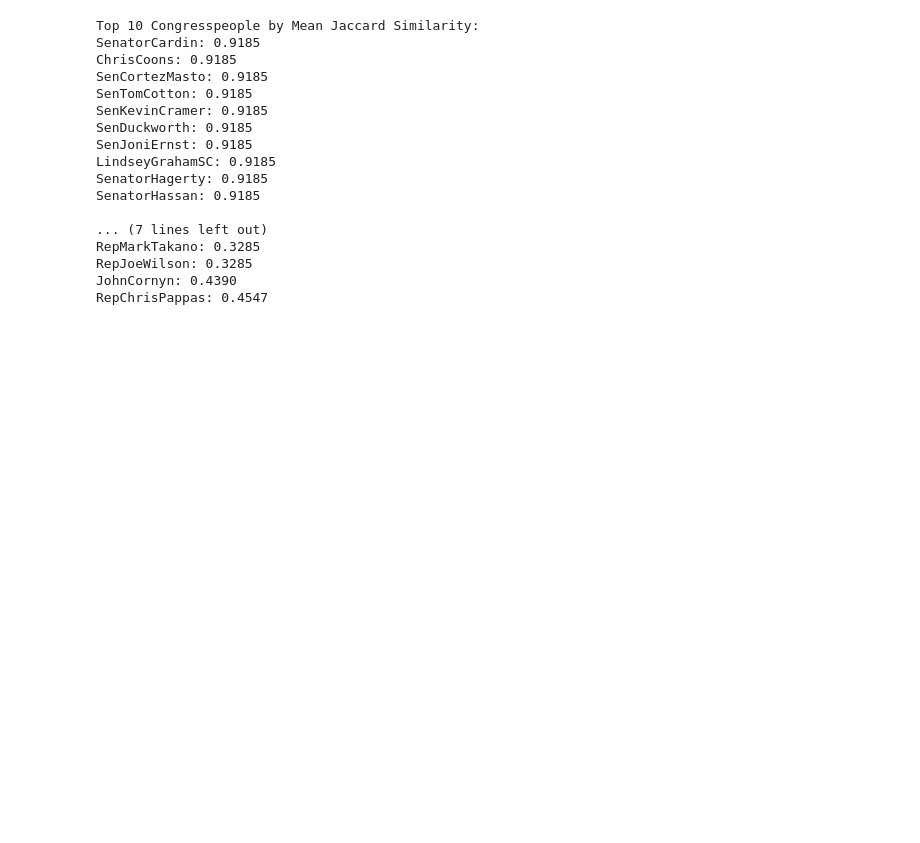
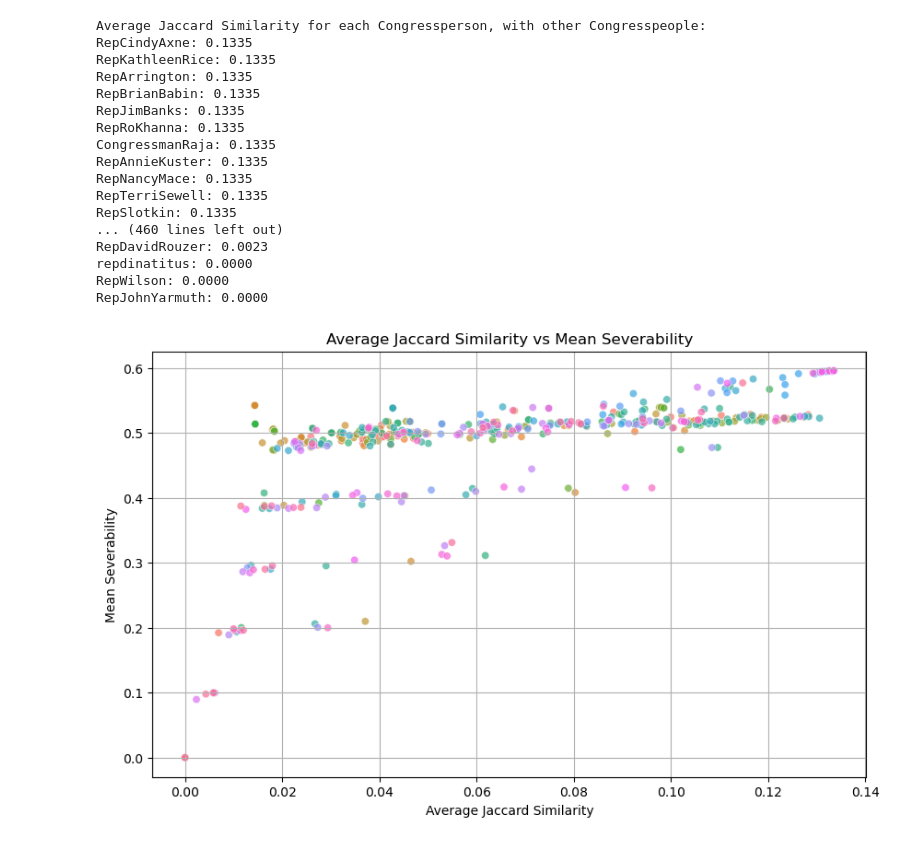
Before and after one commit to aak523/M2R, a Jupyter notebook: sev_analysis_undirected.ipynb, the cells around one changed output. Saved outputs shown, nothing was run; the diff lists cells and outputs as text; code cells hidden in the pictures; blank space fills up the shorter version.

```diff
--- a/sev_analysis_undirected.ipynb
+++ b/sev_analysis_undirected.ipynb
@@ -78,34 +84,46 @@ array([[1.        , 0.98461538, 0.87142857, ..., 0.77032967, 0.15238095,
 # %%
-mean_jaccard = np.mean(jac_congress, axis=1)  # Mean Jaccard similarity for each congressperson
+np.fill_diagonal(jac_congress, np.nan)  # Fill diagonal with NaN to avoid self-comparison
+average_jaccard_mean = np.nanmean(jac_congress, axis=0)
+username_to_average_jaccard_mean = {username: average_jaccard_mean[i] for i, username in enumerate(congresspeople['username'])}
+sorted_average_jaccard_mean = sorted(username_to_average_jaccard_mean.items(), key=lambda x: x[1], reverse=True)
 
-usernames_to_mean_jaccard = {
-    congresspeople.loc[i, 'username']: mean_jaccard[i] for i in range(n)
-}
-
-print("Top 10 Congresspeople by Mean Jaccard Similarity:")
-top_10_jaccard = sorted(usernames_to_mean_jaccard.items(), key=lambda x: x[1], reverse=True)[:10]
-for username, mean_jaccard in top_10_jaccard:
-    print(f"{username}: {mean_jaccard:.4f}")
-
-print("\nBottom 10 Congresspeople by Mean Jaccard Similarity:")
-bottom_10_jaccard = sorted(usernames_to_mean_jaccard.items(), key=lambda x: x[1])[:10]
-for username, mean_jaccard in bottom_10_jaccard:
-    print(f"{username}: {mean_jaccard:.4f}")
+# Display the average Jaccard similarity for each congressperson
+print("Average Jaccard Similarity for each Congressperson, with other Congresspeople:")
+for username, avg_jaccard in sorted_average_jaccard_mean:
+    print(f"{username}: {avg_jaccard:.4f}")
 # %% [output]
-Top 10 Congresspeople by Mean Jaccard Similarity:
-SenatorCardin: 0.9185
-ChrisCoons: 0.9185
-SenCortezMasto: 0.9185
-SenTomCotton: 0.9185
-SenKevinCramer: 0.9185
-SenDuckworth: 0.9185
-SenJoniErnst: 0.9185
-LindseyGrahamSC: 0.9185
-SenatorHagerty: 0.9185
-SenatorHassan: 0.9185
-
-... (7 lines left out)
-RepMarkTakano: 0.3285
-RepJoeWilson: 0.3285
-JohnCornyn: 0.4390
-RepChrisPappas: 0.4547
+Average Jaccard Similarity for each Congressperson, with other Congresspeople:
+RepCindyAxne: 0.1335
+RepKathleenRice: 0.1335
+RepArrington: 0.1335
+RepBrianBabin: 0.1335
+RepJimBanks: 0.1335
+RepRoKhanna: 0.1335
+CongressmanRaja: 0.1335
+RepAnnieKuster: 0.1335
+RepNancyMace: 0.1335
+RepTerriSewell: 0.1335
+RepSlotkin: 0.1335
+... (460 lines left out)
+RepDavidRouzer: 0.0023
+repdinatitus: 0.0000
+RepWilson: 0.0000
+RepJohnYarmuth: 0.0000
+# %%
+mean_severability = congresspeople[[f'Severability @ t = {i}' for i in range(1, 6)]].mean(axis=1)
+plt.figure(figsize=(10, 6))
+sns.scatterplot(
+    x=average_jaccard_mean,
+    y=mean_severability,
+    hue=congresspeople['username'],
+    legend=None,
+    alpha=0.7,
+    marker='o',
+)
+plt.title('Average Jaccard Similarity vs Mean Severability')
+plt.xlabel('Average Jaccard Similarity')
+plt.ylabel('Mean Severability')
+plt.grid(True)
+plt.show()
+# %% [output]
+[figure, added]
```
Also changed, not shown: parts of 5 cells of this notebook, 1 other file.
